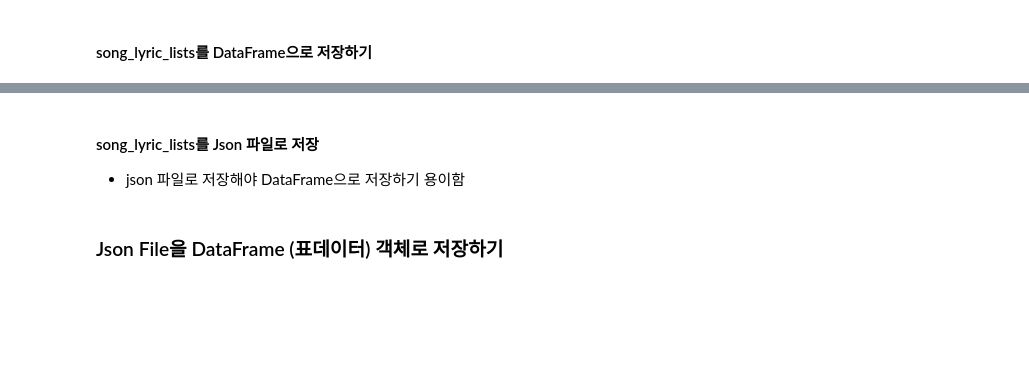
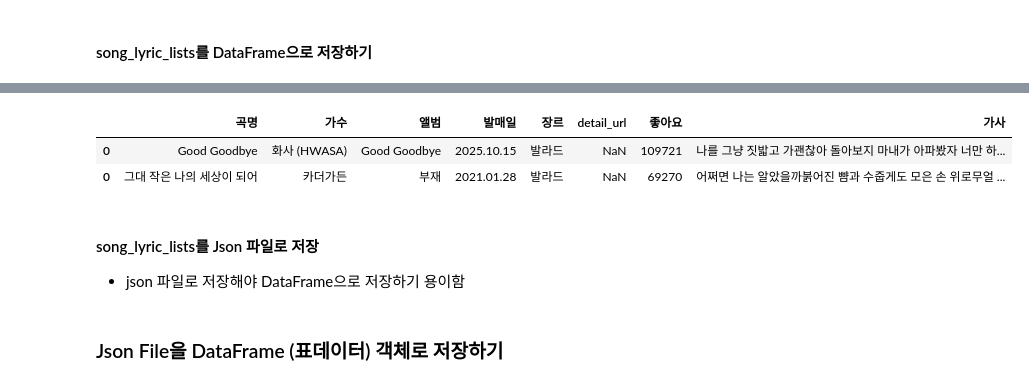
Before and after one commit to Eojinn/Python_Webscraping_analysis, a Jupyter notebook: 04.Melon100차트_데이터파싱_DB저장.ipynb, the cells around one changed output, grey strips where cells are left out. Drawn from its saved outputs; the diff is of its cells as text; code cells hidden in the pictures; blank space fills up the shorter version.

```diff
--- a/04.Melon100차트_데이터파싱_DB저장.ipynb
+++ b/04.Melon100차트_데이터파싱_DB저장.ipynb
@@ -97,3 +137,19 @@ for idx,song in enumerate(song_list[:2],1):
+# %%
+# [{'가수';'BTS','앨범':''},{}]
+import pandas as pd
+
+#컬럼명을 설정하면서 empty DataFrame 객체생성
+song_list_df = pd.DataFrame(columns=['곡명','가수','앨범','발매일','장르','detail_url','좋아요','가사'])
+
+for song_lyric in song_lyric_list: #[ {},{},{} ]
+    df_new_row = pd.DataFrame.from_records([song_lyric])
+    song_list_df = pd.concat([song_list_df, df_new_row])
+
+song_list_df.head(3)
+# %% [output]
+|  | 곡명 | 가수 | 앨범 | 발매일 | 장르 | detail_url | 좋아요 | 가사 |
+| 0 | Good Goodbye | 화사 (HWASA) | Good Goodbye | 2025.10.15 | 발라드 | NaN | 109721 | 나를 그냥 짓밟고 가괜찮아 돌아보지 마내가 아파봤자 너만 하... |
+| 0 | 그대 작은 나의 세상이 되어 | 카더가든 | 부재 | 2021.01.28 | 발라드 | NaN | 69270 | 어쩌면 나는 알았을까붉어진 뺨과 수줍게도 모은 손 위로무얼 ... |
 # %% [markdown]
 #### song_lyric_lists를 Json 파일로 저장
 * json 파일로 저장해야 DataFrame으로 저장하기 용이함
```
Also changed, not shown: parts of 14 cells of this notebook, 1 other file.
